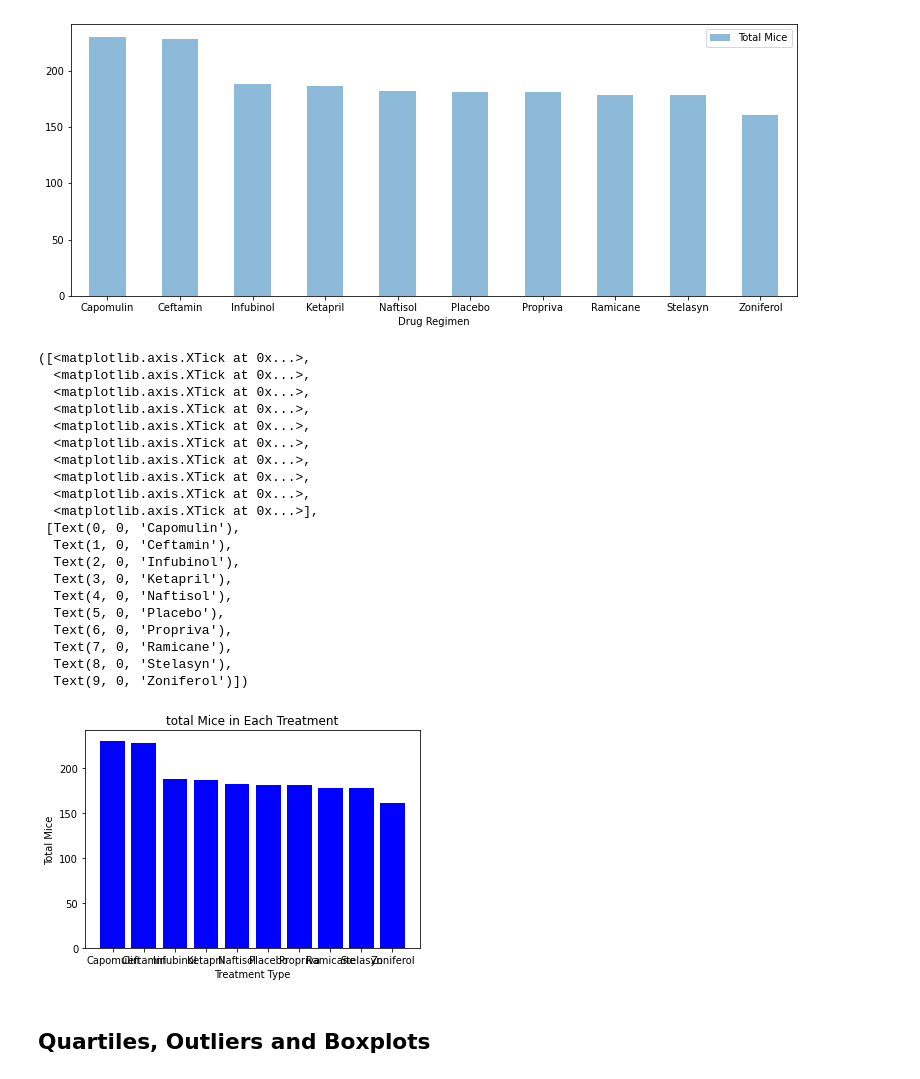
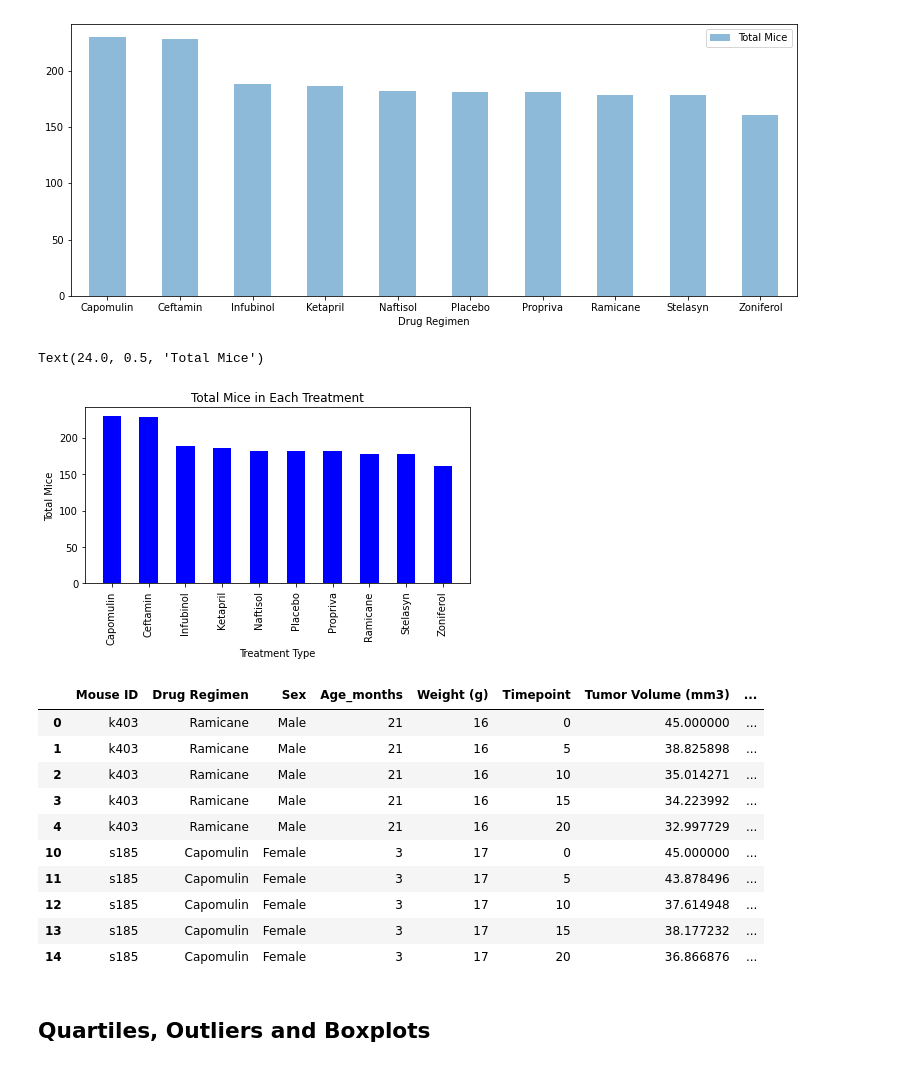
Before and after one commit to Rob397/Matplotlib--Pharma, a Jupyter notebook: pymaceuticals_starter.ipynb, the cells around one changed output. Saved outputs shown, nothing was run; the diff lists cells and outputs as text; code cells hidden in the pictures.

```diff
--- a/pymaceuticals_starter.ipynb
+++ b/pymaceuticals_starter.ipynb
@@ -150,37 +150,35 @@ ax = df.plot.bar(x='Drug Regimen', y='Total Mice', rot=0, figsize=(13,5), alpha=
 # %%
 # Generate a bar plot showing the total number of mice for each treatment throughout the course of the study using pyplot.
 
 x_axis = np.arange(len(df2[0:]))
-plt.bar(x_axis, df2[0:] , color="b", align="center")
-plt.title("total Mice in Each Treatment")
+plt.bar(x_axis, df2[0:] , width = 0.5, color="b", align="center")
+plt.title("Total Mice in Each Treatment")
 plt.xlabel("Treatment Type")
-plt.ylabel("Total Mice")
 tick_locations = [value for value in x_axis]
 plt.xticks(tick_locations, drugs)
+plt.xticks(rotation="vertical")
+plt.tight_layout()
+plt.ylabel("Total Mice")
 # %% [output]
-([<matplotlib.axis.XTick at 0x...>,
-  <matplotlib.axis.XTick at 0x...>,
-  <matplotlib.axis.XTick at 0x...>,
-  <matplotlib.axis.XTick at 0x...>,
-  <matplotlib.axis.XTick at 0x...>,
-  <matplotlib.axis.XTick at 0x...>,
-  <matplotlib.axis.XTick at 0x...>,
-  <matplotlib.axis.XTick at 0x...>,
-  <matplotlib.axis.XTick at 0x...>,
-  <matplotlib.axis.XTick at 0x...>],
- [Text(0, 0, 'Capomulin'),
-  Text(1, 0, 'Ceftamin'),
-  Text(2, 0, 'Infubinol'),
-  Text(3, 0, 'Ketapril'),
-  Text(4, 0, 'Naftisol'),
-  Text(5, 0, 'Placebo'),
-  Text(6, 0, 'Propriva'),
-  Text(7, 0, 'Ramicane'),
-  Text(8, 0, 'Stelasyn'),
-  Text(9, 0, 'Zoniferol')])
+Text(24.0, 0.5, 'Total Mice')
-[figure, old version]
+[figure, new version]
 # %%
 # Generate a pie plot showing the distribution of female versus male mice using pyplot
+
+gender_groups = merged_df.groupby('Sex')
+gender_groups.head()
+# %% [output]
+|  | Mouse ID | Drug Regimen | Sex | Age_months | Weight (g) | Timepoint | Tumor Volume (mm3) | ... |
+| 0 | k403 | Ramicane | Male | 21 | 16 | 0 | 45.000000 | ... |
+| 1 | k403 | Ramicane | Male | 21 | 16 | 5 | 38.825898 | ... |
+| 2 | k403 | Ramicane | Male | 21 | 16 | 10 | 35.014271 | ... |
+| 3 | k403 | Ramicane | Male | 21 | 16 | 15 | 34.223992 | ... |
+| 4 | k403 | Ramicane | Male | 21 | 16 | 20 | 32.997729 | ... |
+| 10 | s185 | Capomulin | Female | 3 | 17 | 0 | 45.000000 | ... |
+| 11 | s185 | Capomulin | Female | 3 | 17 | 5 | 43.878496 | ... |
+| 12 | s185 | Capomulin | Female | 3 | 17 | 10 | 37.614948 | ... |
+| 13 | s185 | Capomulin | Female | 3 | 17 | 15 | 38.177232 | ... |
+| 14 | s185 | Capomulin | Female | 3 | 17 | 20 | 36.866876 | ... |
 # %% [markdown]
 ## Quartiles, Outliers and Boxplots
 # %%
```
